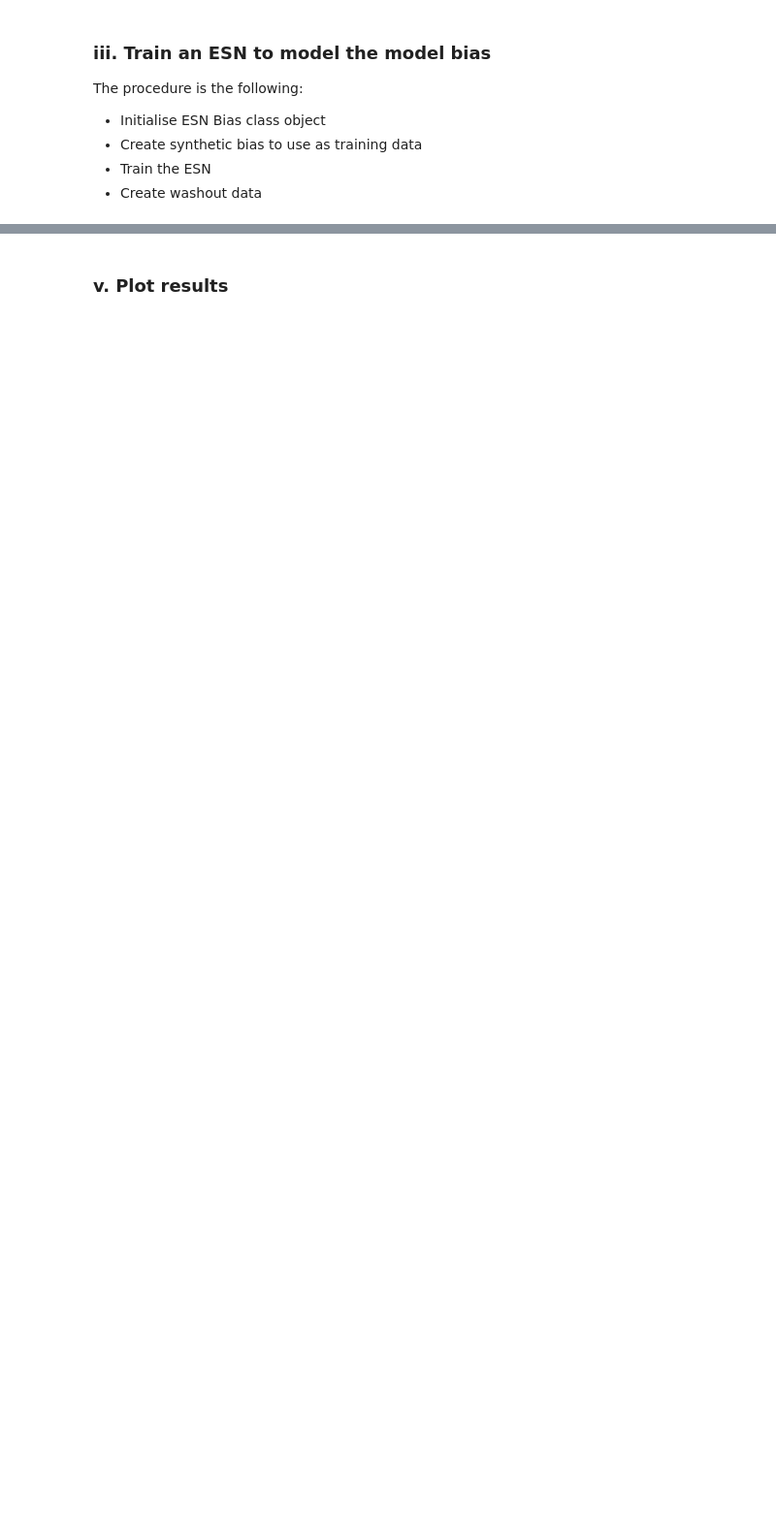
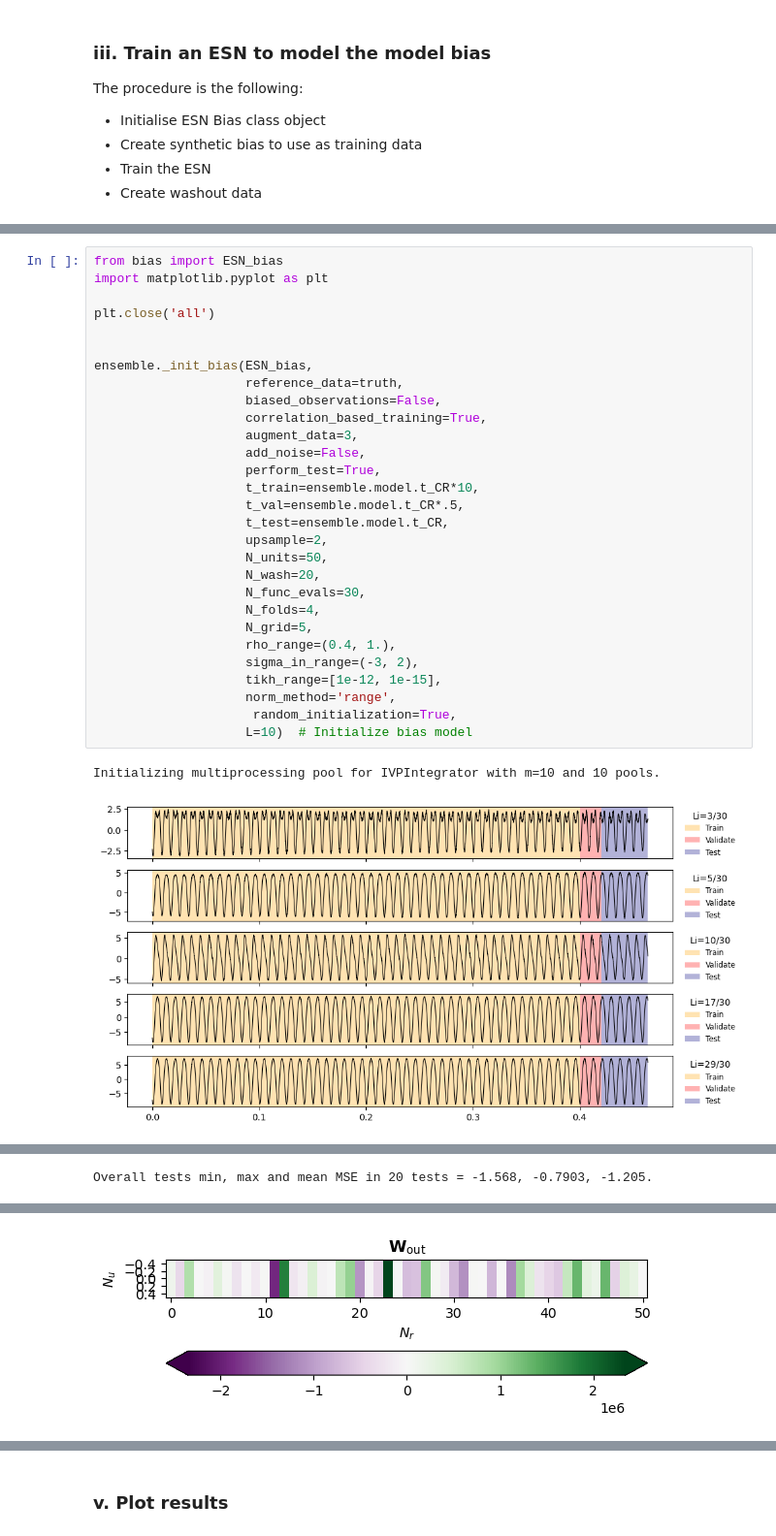
Before and after one commit to andreanovoa/real-time-bias-aware-DA, a Jupyter notebook: scripts/tutorials/13_bias-aware-DA-intro.ipynb, the cells around one changed output, grey strips where cells are left out. Shown at 97% size. Cells and saved outputs as stored; diff of their text form; blank space fills up the shorter version.

```diff
--- a/scripts/tutorials/13_bias-aware-DA-intro.ipynb
+++ b/scripts/tutorials/13_bias-aware-DA-intro.ipynb
@@ -406,0 +416,32 @@ AttributeError: 'Ensemble' object has no attribute 't_CR'
+# %%
+from bias import ESN_bias
+import matplotlib.pyplot as plt
+
+plt.close('all')
+
+
+ensemble._init_bias(ESN_bias,
+                    reference_data=truth,
+                    biased_observations=False,
+                    correlation_based_training=True,
+                    augment_data=3,
+                    add_noise=False,
+                    perform_test=True,
+                    t_train=ensemble.model.t_CR*10,
+                    t_val=ensemble.model.t_CR*.5,
+                    t_test=ensemble.model.t_CR,
+                    upsample=2,
+                    N_units=50,
+                    N_wash=20,
+                    N_func_evals=30,
+                    N_folds=4,
+                    N_grid=5,
+                    rho_range=(0.4, 1.),
+                    sigma_in_range=(-3, 2),
+                    tikh_range=[1e-12, 1e-15],
+                    norm_method='range',
+                     random_initialization=True,
+                    L=10)  # Initialize bias model
+# %% [output]
+Initializing multiprocessing pool for IVPIntegrator with m=10 and 10 pools.
+[figure, added]
@@ -406,0 +465 @@ AttributeError: 'Ensemble' object has no attribute 't_CR'
+Overall tests min, max and mean MSE in 20 tests = -1.568, -0.7903, -1.205.
@@ -406,0 +468 @@ AttributeError: 'Ensemble' object has no attribute 't_CR'
+[figure, added]
```
Also changed, not shown: parts of 18 cells of this notebook, 16 other files.
